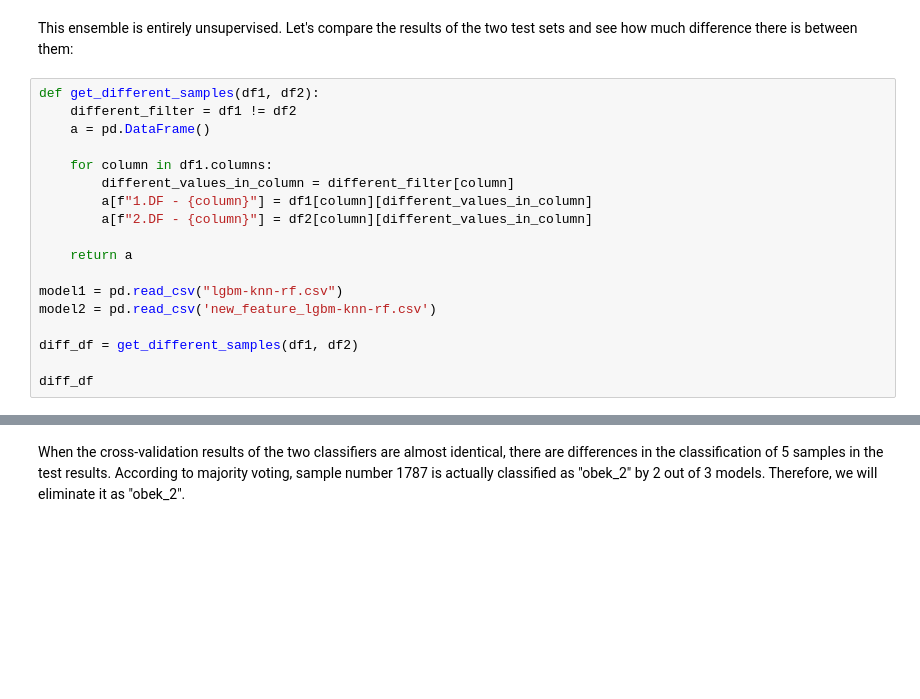
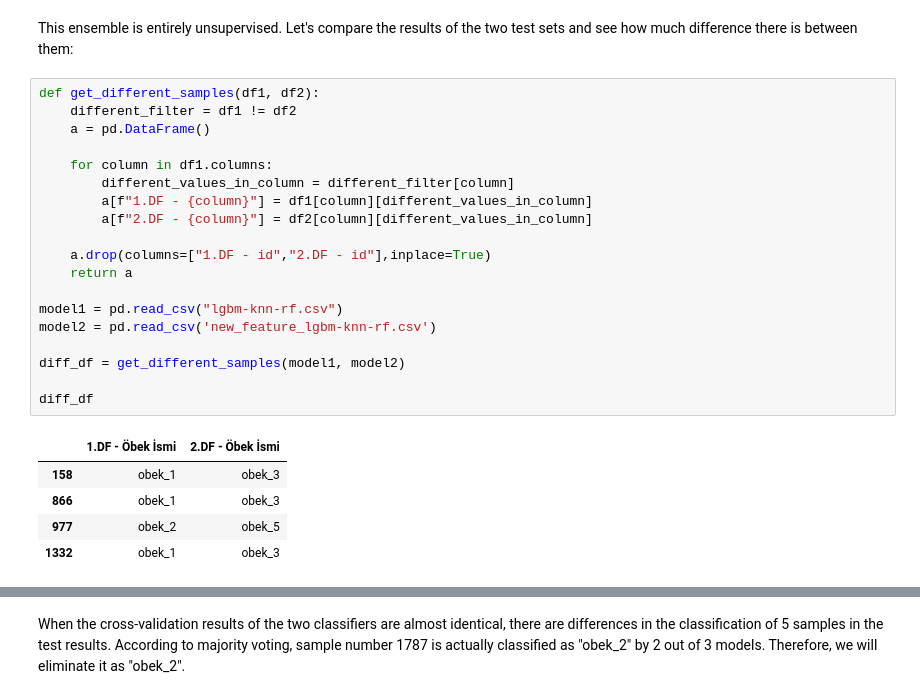
Before and after one commit to sarisemih/BTKDatathon2023_Award-Winning_Code, a Jupyter notebook: BTK_Datathon2023_Troia.ipynb, the cells around one changed output, grey strips where cells are left out. Drawn from its saved outputs; the diff is of its cells as text; blank space fills up the shorter version.

```diff
--- a/BTK_Datathon2023_Troia.ipynb
+++ b/BTK_Datathon2023_Troia.ipynb
@@ -1032,18 +1436,25 @@ This ensemble is entirely unsupervised. Let's compare the results of the two tes
 # %%
 def get_different_samples(df1, df2):
     different_filter = df1 != df2
     a = pd.DataFrame()
 
     for column in df1.columns:
         different_values_in_column = different_filter[column]
         a[f"1.DF - {column}"] = df1[column][different_values_in_column]
         a[f"2.DF - {column}"] = df2[column][different_values_in_column]
 
+    a.drop(columns=["1.DF - id","2.DF - id"],inplace=True)
     return a
 
 model1 = pd.read_csv("lgbm-knn-rf.csv")
 model2 = pd.read_csv('new_feature_lgbm-knn-rf.csv')
 
-diff_df = get_different_samples(df1, df2)
+diff_df = get_different_samples(model1, model2)
 
 diff_df
+# %% [output]
+|  | 1.DF - Öbek İsmi | 2.DF - Öbek İsmi |
+| 158 | obek_1 | obek_3 |
+| 866 | obek_1 | obek_3 |
+| 977 | obek_2 | obek_5 |
+| 1332 | obek_1 | obek_3 |
```
Also changed, not shown: parts of 37 cells of this notebook.
